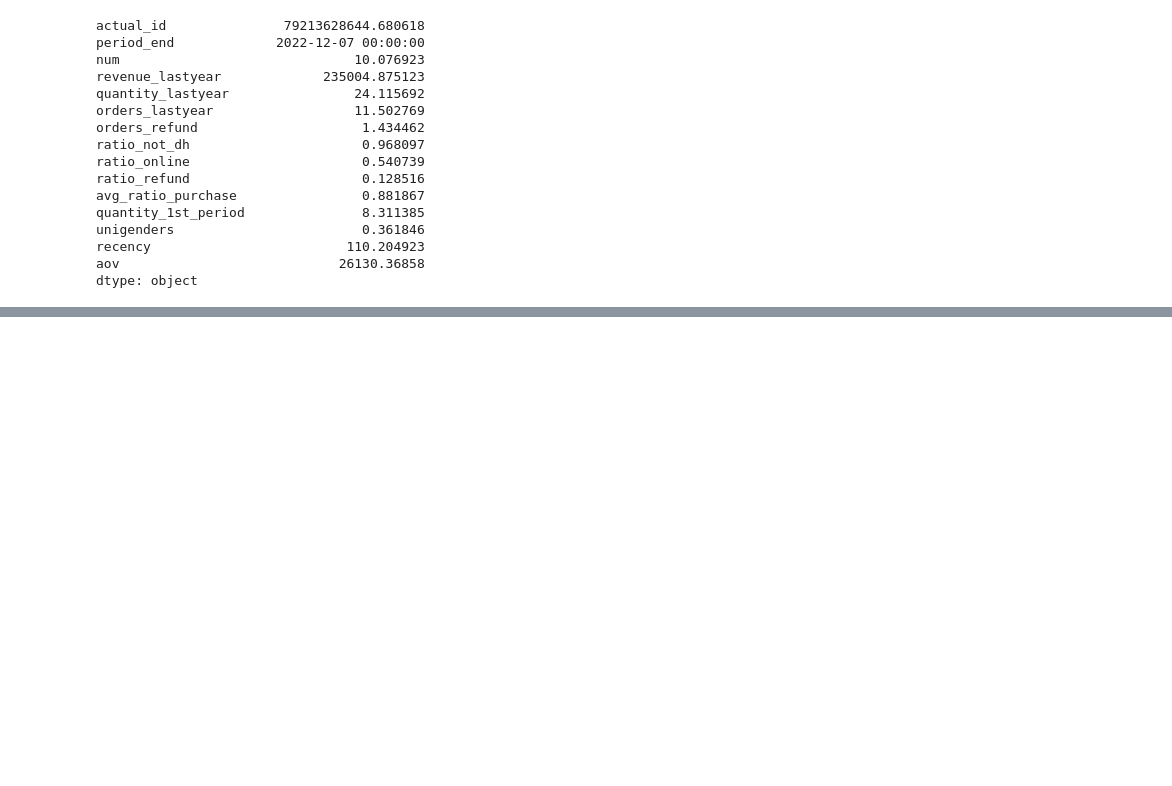
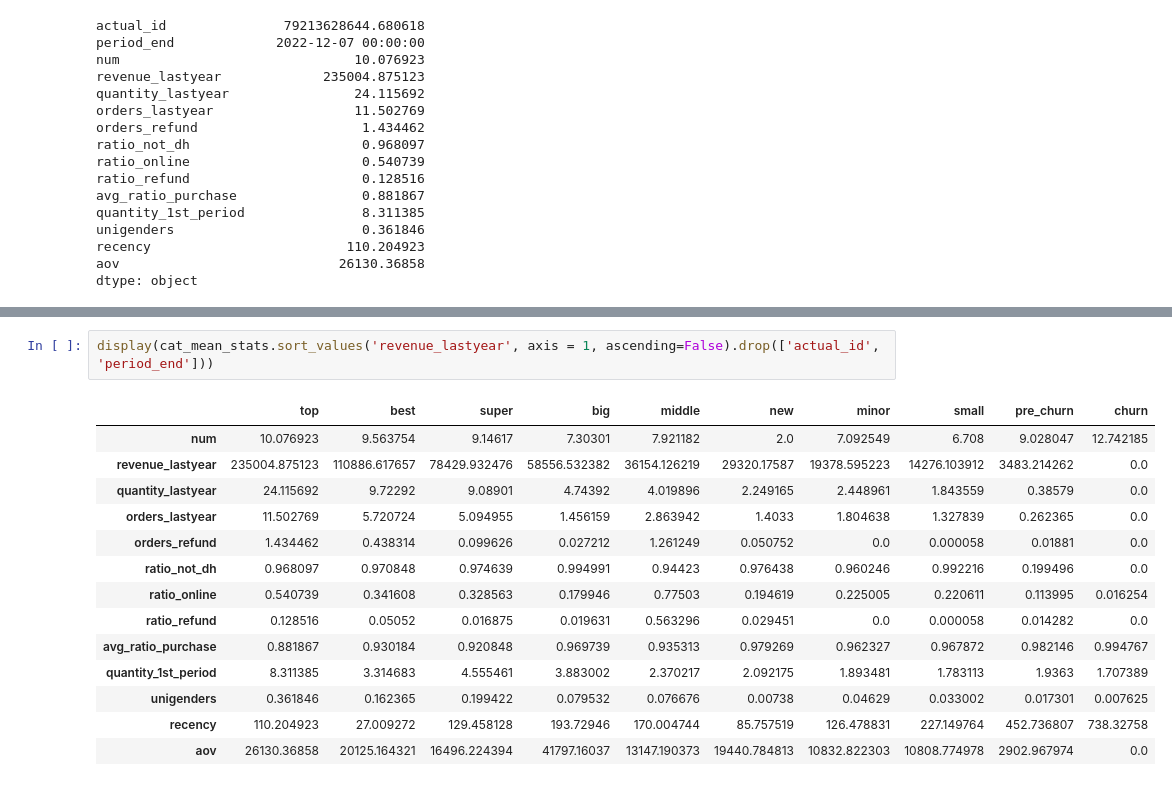
Before and after one commit to 4Sin/cofee_test, a Jupyter notebook: coffee_test_ASin.ipynb, the cells around one changed output, grey strips where cells are left out. Cells and saved outputs as stored; diff of their text form; blank space fills up the shorter version.

```diff
--- a/coffee_test_ASin.ipynb
+++ b/coffee_test_ASin.ipynb
@@ -1201,0 +1212,17 @@ dtype: object
+# %%
+display(cat_mean_stats.sort_values('revenue_lastyear', axis = 1, ascending=False).drop(['actual_id', 'period_end']))
+# %% [output]
+|  | top | best | super | big | middle | new | minor | small | pre_churn | churn |
+| num | 10.076923 | 9.563754 | 9.14617 | 7.30301 | 7.921182 | 2.0 | 7.092549 | 6.708 | 9.028047 | 12.742185 |
+| revenue_lastyear | 235004.875123 | 110886.617657 | 78429.932476 | 58556.532382 | 36154.126219 | 29320.17587 | 19378.595223 | 14276.103912 | 3483.214262 | 0.0 |
+| quantity_lastyear | 24.115692 | 9.72292 | 9.08901 | 4.74392 | 4.019896 | 2.249165 | 2.448961 | 1.843559 | 0.38579 | 0.0 |
+| orders_lastyear | 11.502769 | 5.720724 | 5.094955 | 1.456159 | 2.863942 | 1.4033 | 1.804638 | 1.327839 | 0.262365 | 0.0 |
+| orders_refund | 1.434462 | 0.438314 | 0.099626 | 0.027212 | 1.261249 | 0.050752 | 0.0 | 0.000058 | 0.01881 | 0.0 |
+| ratio_not_dh | 0.968097 | 0.970848 | 0.974639 | 0.994991 | 0.94423 | 0.976438 | 0.960246 | 0.992216 | 0.199496 | 0.0 |
+| ratio_online | 0.540739 | 0.341608 | 0.328563 | 0.179946 | 0.77503 | 0.194619 | 0.225005 | 0.220611 | 0.113995 | 0.016254 |
+| ratio_refund | 0.128516 | 0.05052 | 0.016875 | 0.019631 | 0.563296 | 0.029451 | 0.0 | 0.000058 | 0.014282 | 0.0 |
+| avg_ratio_purchase | 0.881867 | 0.930184 | 0.920848 | 0.969739 | 0.935313 | 0.979269 | 0.962327 | 0.967872 | 0.982146 | 0.994767 |
+| quantity_1st_period | 8.311385 | 3.314683 | 4.555461 | 3.883002 | 2.370217 | 2.092175 | 1.893481 | 1.783113 | 1.9363 | 1.707389 |
+| unigenders | 0.361846 | 0.162365 | 0.199422 | 0.079532 | 0.076676 | 0.00738 | 0.04629 | 0.033002 | 0.017301 | 0.007625 |
+| recency | 110.204923 | 27.009272 | 129.458128 | 193.72946 | 170.004744 | 85.757519 | 126.478831 | 227.149764 | 452.736807 | 738.32758 |
+| aov | 26130.36858 | 20125.164321 | 16496.224394 | 41797.16037 | 13147.190373 | 19440.784813 | 10832.822303 | 10808.774978 | 2902.967974 | 0.0 |
```
Also changed, not shown: parts of 11 cells of this notebook.
